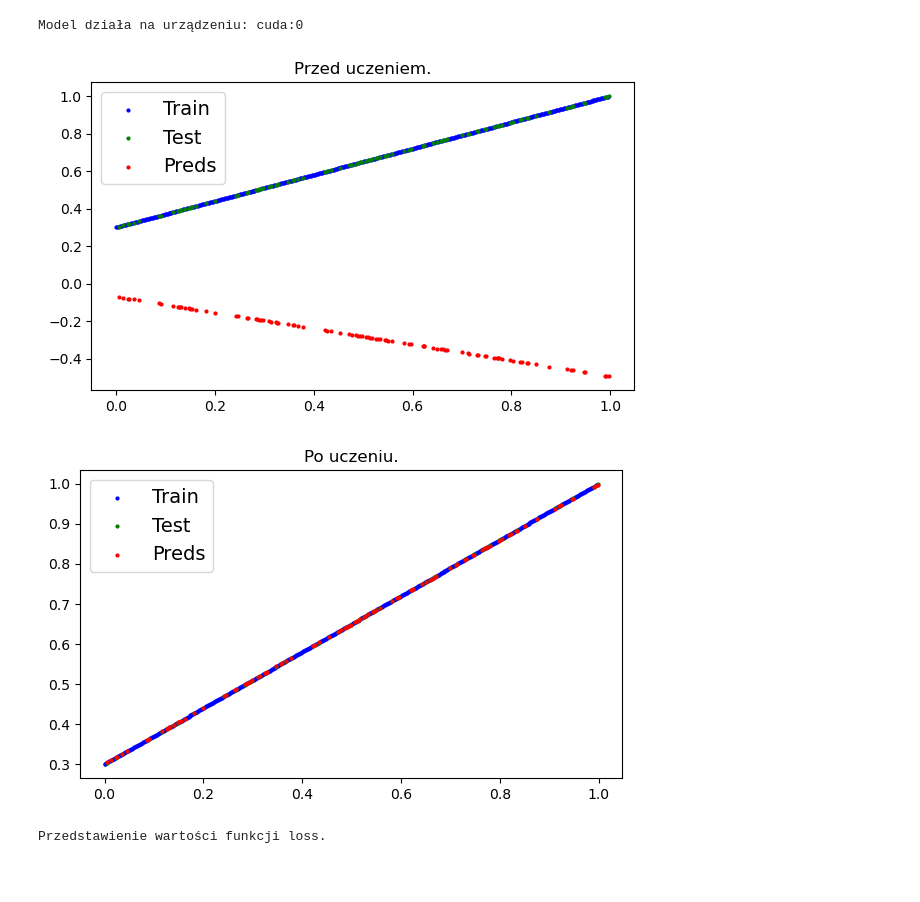
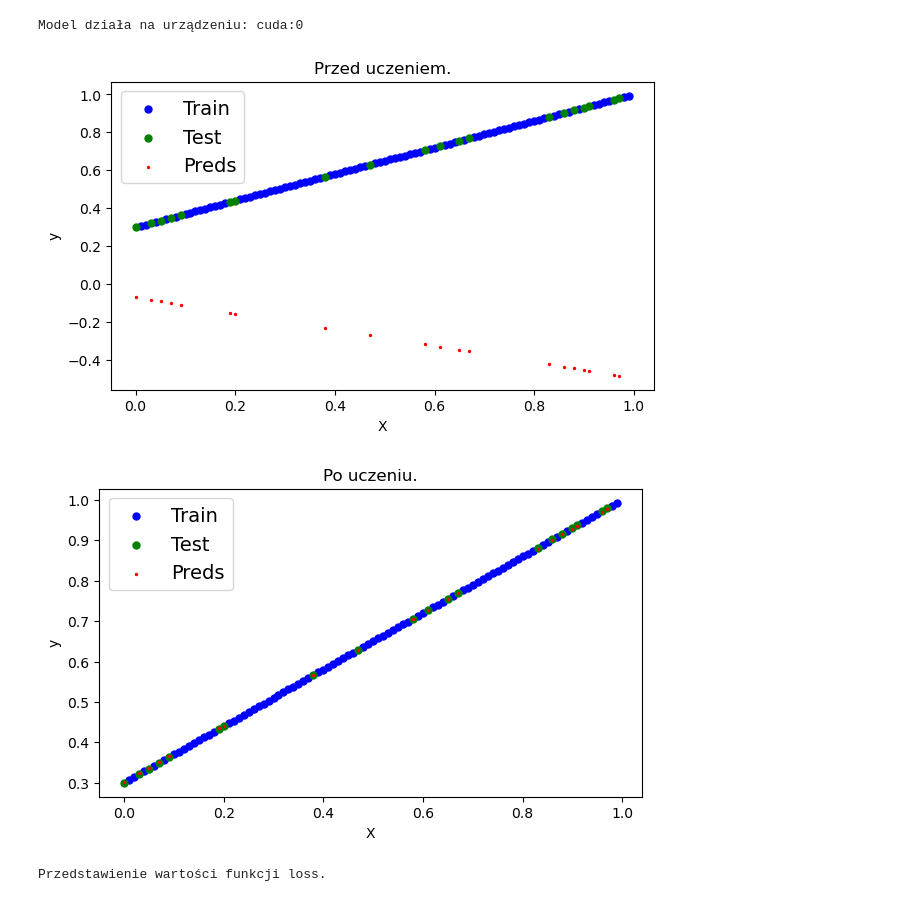
Before and after one commit to DamianPodrazaCode/Python_code, a Jupyter notebook: PyTorch_JN/05_linear_regression_all_in_one.ipynb, the cells around one changed output. Saved outputs shown, nothing was run; the diff lists cells and outputs as text; code cells hidden in the pictures; blank space fills up the shorter version.

```diff
--- a/PyTorch_JN/05_linear_regression_all_in_one.ipynb
+++ b/PyTorch_JN/05_linear_regression_all_in_one.ipynb
@@ -9,38 +9,37 @@ device = 'cuda' if torch.cuda.is_available() else 'cpu'
 # device = 'cpu'
 
 # ---------------------------------------------------------------------------------------------
-def plot_prediction(train_data=None, train_labels=None, test_data=None, test_labels=None, predictions=None, title='plt'):
+def plot_prediction(X_train=None, y_train=None, X_test=None, y_test=None, y_preds=None, title=''):
     plt.figure(figsize=(7, 4))
+    plt.scatter(X_train.cpu(), y_train.cpu(), c='b', s=25, label="Train")
+    plt.scatter(X_test.cpu(), y_test.cpu(), c='g', s=25, label="Test")
+    if y_preds is not None:
+        plt.scatter(X_test.cpu(), y_preds.cpu(), c='r', s=2, label="Preds")
     plt.title(title)
-    plt.scatter(train_data.cpu(), train_labels.cpu(), c='b', s=4, label="Train")
-    plt.scatter(test_data.cpu(), test_labels.cpu(), c='g', s=4, label="Test")
-    if predictions is not None:
-        plt.scatter(test_data.cpu(), predictions.cpu(), c='r', s=4, label="Preds")
+    plt.ylabel('y')
+    plt.xlabel('X')
     plt.legend(prop={'size':14})
     plt.show();
 
 # ---------------------------------------------------------------------------------------------
 def plot_loss_values(epoch_count=None, loss_values=None):
     plt.figure(figsize=(7, 4))
-    plt.plot(epoch_count, np.array(torch.tensor(loss_values).cpu().numpy()), label='Train loss')
+    plt.plot(epoch_count, np.array(torch.tensor(loss_values).cpu().numpy()))
     plt.title('Loss values')
-    plt.ylabel('loss')
-    plt.xlabel('epochs')
-    plt.legend()
+    plt.ylabel('Loss')
+    plt.xlabel('Epochs')
     plt.show();
 
 # ---------------------------------------------------------------------------------------------
 # przygotowanie danych
 a = 0.7
 b = 0.3
-X = torch.arange(start=0, end=1, step=0.002).unsqueeze(dim=1) # unsqueeze potrzebne do nn, dodanie dodatkowego wymiaru
+X = torch.arange(start=0, end=1, step=0.01).unsqueeze(dim=1) # unsqueeze potrzebne do nn, dodanie dodatkowego wymiaru
 y = a * X + b
 
 # ---------------------------------------------------------------------------------------------
 # rozdzielenie danych na treningowe i testowe
 X_train, X_test, y_train, y_test = train_test_split(X, y, test_size=0.2)
-# przezentacja danych
-# plot_prediction(train_data=X_train, train_labels=y_train, test_data=X_test, test_labels=y_test, title='Dane treningowe i testowe.')
 
 # ---------------------------------------------------------------------------------------------
 # klasa modelu
@@ -76,7 +75,7 @@ y_test  = y_test.to(device)
 # print(f'Parametry modelu random przed uczeniem: {model.state_dict()} Parametry rzeczywiste: a->{a}, b->{b}')
 with torch.inference_mode():
     y_preds = model(X_test)
-plot_prediction(train_data=X_train, train_labels=y_train, test_data=X_test, test_labels=y_test, predictions=y_preds, title='Przed uczeniem.')
+plot_prediction(X_train=X_train, y_train=y_train, X_test=X_test, y_test=y_test, y_preds=y_preds, title='Przed uczeniem.')
 
 # ---------------------------------------------------------------------------------------------
 # funkcja loss i ustawienie optymilizatora
@@ -87,34 +86,34 @@ optimizer = torch.optim.SGD(params=model.parameters(), lr=0.1)
 # ---------------------------------------------------------------------------------------------
 # pętla trenowania
 epochs = 100
 epoch_count = []
 loss_values = []
 
 for epoch in range(epochs):
     model.train() # Ustawienie modułu w trybie treningowym.
     y_pred = model(X_train) # tu się uruchamia funkcja forward
     loss = loss_fn(y_pred, y_train) # obliczenie różnic
     optimizer.zero_grad() # optymalizacja parametrów, Resetuje gradienty wszystkich zoptymalizowanych :class:`torch.Tensor` s.
     loss.backward() # backpropagation, Oblicza gradient tensora aktualnego względem elementów grafu.
     optimizer.step() # Wykonuje pojedynczy krok optymalizacji.
 
     epoch_count.append(epoch)
     loss_values.append(loss)
 
 # ---------------------------------------------------------------------------------------------
 # przedstawoenie danych po uczeniu
 # print(f'Parametry modelu po uczeniu: {model.state_dict()} Parametry rzeczywiste: a->{a}, b->{b}')
 model.eval()
 with torch.inference_mode():
     y_preds = model(X_test)
-plot_prediction(train_data=X_train, train_labels=y_train, test_data=X_test, test_labels=y_test, predictions=y_preds, title='Po uczeniu.')
+plot_prediction(X_train=X_train, y_train=y_train, X_test=X_test, y_test=y_test, y_preds=y_preds, title='Po uczeniu.')
 
 # ---------------------------------------------------------------------------------------------
 # przedstawienie wartości funkcji loss
 print(f'Przedstawienie wartości funkcji loss.')
 plot_loss_values(epoch_count=epoch_count, loss_values=loss_values)
 # %% [output]
 Model działa na urządzeniu: cuda:0
-[figure, old version]
+[figure, new version]
-[figure, old version]
+[figure, new version]
 Przedstawienie wartości funkcji loss.
```
Also changed, not shown: parts of 1 cell of this notebook, 2 other files.
